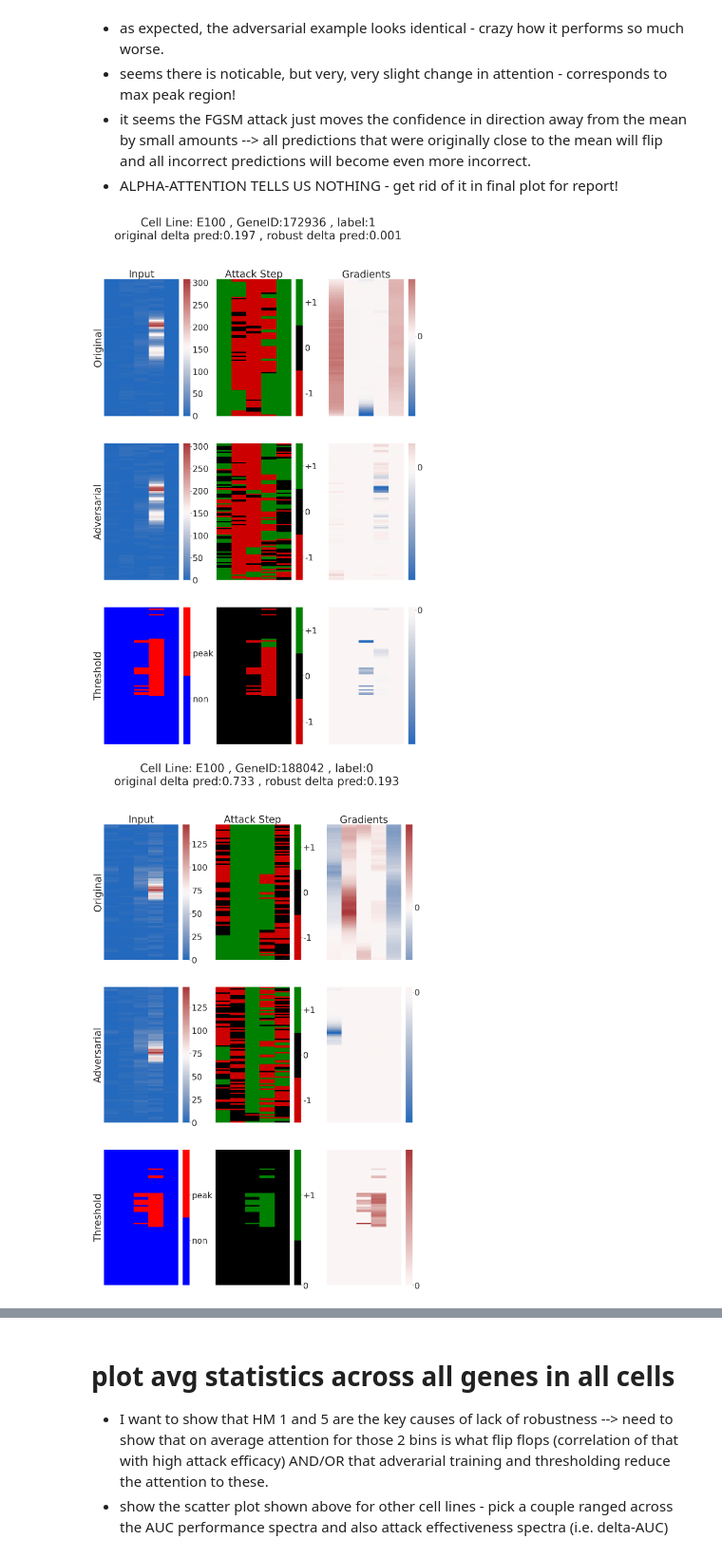
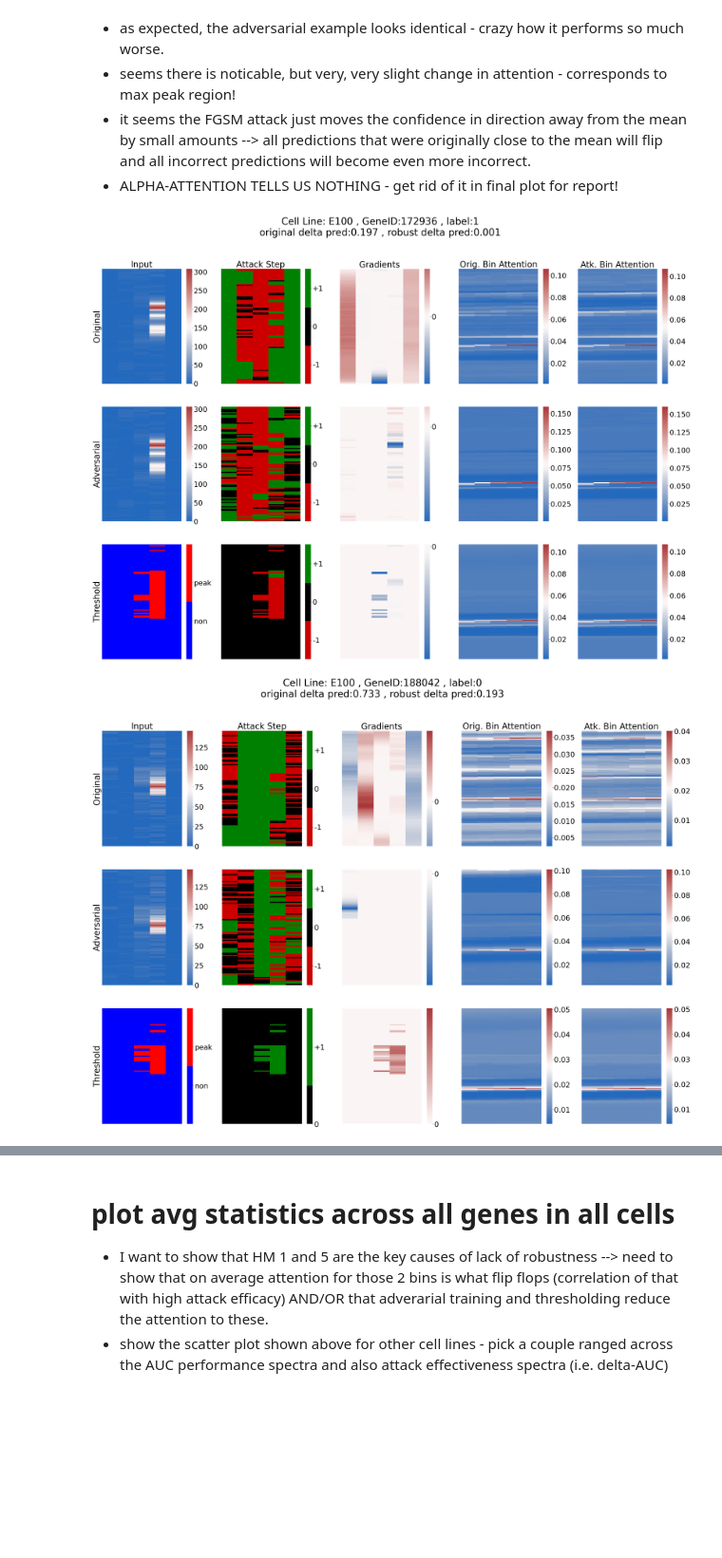
Before and after one commit to ivanjayapurna/adversarial_attack_attentivechrome, a Jupyter notebook: attack_visualisation.ipynb, the cells around one changed output, grey strips where cells are left out. Shown at 95% size. Drawn from its saved outputs; the diff is of its cells as text; code cells hidden in the pictures; blank space fills up the shorter version.

Commit message:
put bin level attention back

```diff
--- a/attack_visualisation.ipynb
+++ b/attack_visualisation.ipynb
@@ -287,7 +287,7 @@ GENE_INDEXs = [0, g1, g2, g3]
 for GENE_INDEX in GENE_INDEXs:
     g_ind = GENE_INDEX*100
 
-    fig, axes = plt.subplots(3, 3, figsize=(20,30))
+    fig, axes = plt.subplots(3, 5, figsize=(43,30))
     fig.suptitle('Cell Line: ' + CELL_LINE + ' , GeneID:' + str(int(df['GeneID'].iloc[g_ind])) + ' , label:'
                  + str(int(df['y'].iloc[g_ind])) + '\n' + 'original delta pred:' + str(np.abs(np.round(df['yho'].iloc[g_ind]-df['yha'].iloc[g_ind], 3)))
                  + ' , robust delta pred:' + str(np.abs(np.round(df_robust['yho'].iloc[g_ind]-df_robust['yha'].iloc[g_ind], 3))))
@@ -298,6 +298,8 @@ for GENE_INDEX in GENE_INDEXs:
     axes[0,2].set_title('Gradients')
     #axes[0,5].set_title('Original Attention')
     #axes[0,6].set_title('Attacked Attention')
+    axes[0,3].set_title('Orig. Bin Attention')
+    axes[0,4].set_title('Atk. Bin Attention')
     #for i in range(3):
     #    axes[0,i].set_ylabel('Original')
 
@@ -305,34 +307,38 @@ for GENE_INDEX in GENE_INDEXs:
     cmap = LinearSegmentedColormap.from_list('Custom', myColors, len(myColors))
     binary_cmap = LinearSegmentedColormap.from_list('Custom', ('blue','red'), 2)
 
     sns.heatmap(df[['O1','O2','O3','O4','O5']].iloc[g_ind:(g_ind+100)], cmap="vlag", xticklabels=False, yticklabels=False, ax=axes[0,0])
     sns.heatmap(df[['A1','A2','A3','A4','A5']].iloc[g_ind:(g_ind+100)], cmap="vlag", xticklabels=False, yticklabels=False, ax=axes[1,0])
     sns.heatmap(np.array(df[['O1','O2','O3','O4','O5']].iloc[g_ind:(g_ind+100)] > 9), cmap=binary_cmap, xticklabels=False, yticklabels=False, ax=axes[2,0])
     sns.heatmap(df[['e1','e2','e3','e4','e5']].iloc[g_ind:(g_ind+100)], cmap=cmap, center=0,xticklabels=False, yticklabels=False, ax=axes[0,1])
     sns.heatmap(df[['g1','g2','g3','g4','g5']].iloc[g_ind:(g_ind+100)], cmap="vlag", center=0, cbar_kws={"ticks":[0]}, xticklabels=False, yticklabels=False, ax=axes[0,2])
-    #sns.heatmap(df[['ao1', 'ao2', 'ao3', 'ao4', 'ao5']].iloc[g_ind:(g_ind+100)], cmap="vlag", xticklabels=False, ax=axes[0,5])
-    #sns.heatmap(df[['a1','a2','a3','a4','a5']].iloc[g_ind:(g_ind+100)], cmap="vlag", xticklabels=False, ax=axes[0,6])
+    sns.heatmap(df[['ao1', 'ao2', 'ao3', 'ao4', 'ao5']].iloc[g_ind:(g_ind+100)], cmap="vlag", xticklabels=False, yticklabels=False, ax=axes[0,3])
+    sns.heatmap(df[['a1','a2','a3','a4','a5']].iloc[g_ind:(g_ind+100)], cmap="vlag", xticklabels=False, yticklabels=False, ax=axes[0,4])
 
     sns.heatmap(df_robust[['e1','e2','e3','e4','e5']].iloc[g_ind:(g_ind+100)], cmap=cmap, center=0,xticklabels=False, yticklabels=False, ax=axes[1,1])
     sns.heatmap(df_robust[['g1','g2','g3','g4','g5']].iloc[g_ind:(g_ind+100)], cmap="vlag", center=0, cbar_kws={"ticks":[0]}, xticklabels=False, yticklabels=False, ax=axes[1,2])
+    sns.heatmap(df_robust[['ao1', 'ao2', 'ao3', 'ao4', 'ao5']].iloc[g_ind:(g_ind+100)], cmap="vlag", xticklabels=False, yticklabels=False, ax=axes[1,3])
+    sns.heatmap(df_robust[['a1','a2','a3','a4','a5']].iloc[g_ind:(g_ind+100)], cmap="vlag", xticklabels=False, yticklabels=False, ax=axes[1,4])
 
     sns.heatmap(df_thresh9[['e1','e2','e3','e4','e5']].iloc[g_ind:(g_ind+100)], cmap=cmap, center=0,xticklabels=False, yticklabels=False, ax=axes[2,1])
     sns.heatmap(df_thresh9[['g1','g2','g3','g4','g5']].iloc[g_ind:(g_ind+100)], cmap="vlag", center=0, cbar_kws={"ticks":[0]}, xticklabels=False, yticklabels=False, ax=axes[2,2])
+    sns.heatmap(df_thresh9[['ao1', 'ao2', 'ao3', 'ao4', 'ao5']].iloc[g_ind:(g_ind+100)], cmap="vlag", xticklabels=False, yticklabels=False, ax=axes[2,3])
+    sns.heatmap(df_thresh9[['a1','a2','a3','a4','a5']].iloc[g_ind:(g_ind+100)], cmap="vlag", xticklabels=False, yticklabels=False, ax=axes[2,4])
 
     colorbar_binary = axes[2,0].collections[0].colorbar
     colorbar_binary.set_ticks([0.667, 0.333])
     colorbar_binary.set_ticklabels(['peak', 'non'])
 
     for i in range(3):
         colorbar = axes[i,1].collections[0].colorbar
         colorbar.set_ticks([0.667, 0, -0.667])
         colorbar.set_ticklabels(['+1', '0', '-1'])
 
     axes[0,0].set(ylabel='Original')
     axes[1,0].set(ylabel='Adversarial')
     axes[2,0].set(ylabel='Threshold')
 
     plt.savefig(CELL_LINE + '_' + str(int(df['GeneID'].iloc[g_ind])))
 # %% [output]
-[figure, old version]
+[figure, new version]
-[figure, old version]
+[figure, new version]
```
Also changed, not shown: parts of 1 cell of this notebook.
